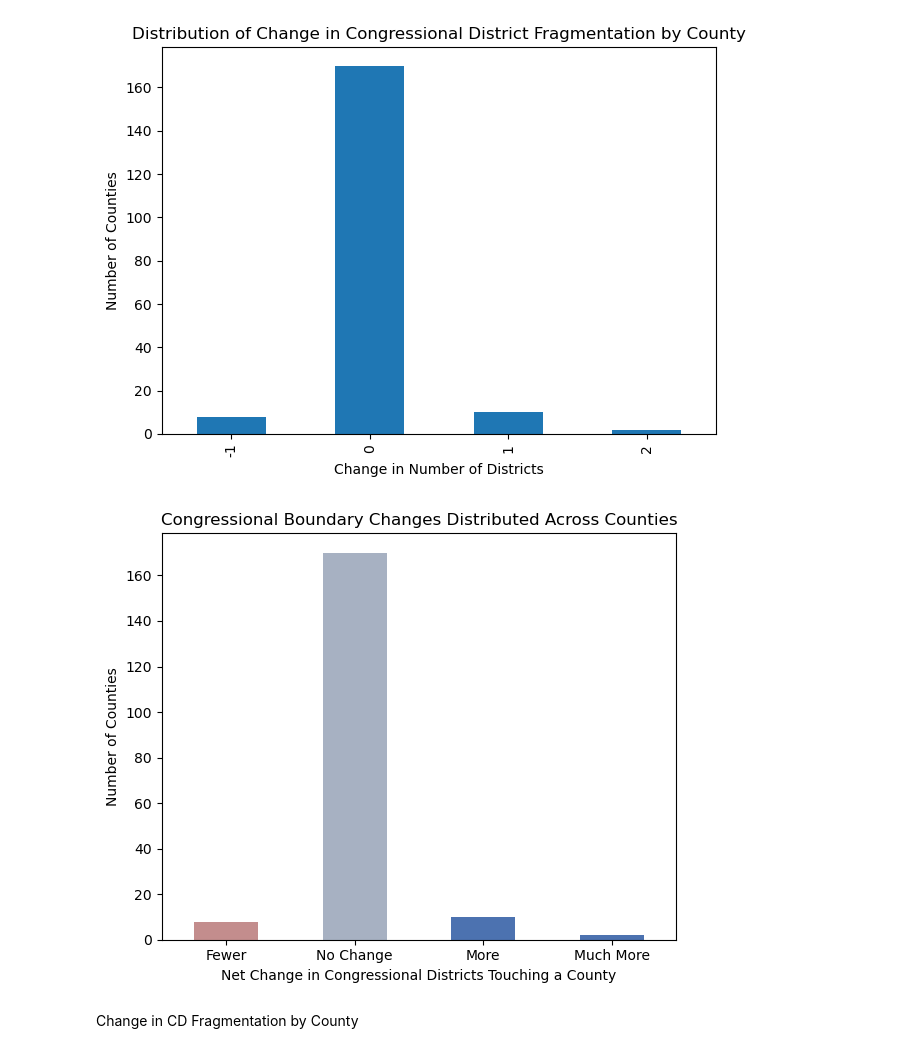
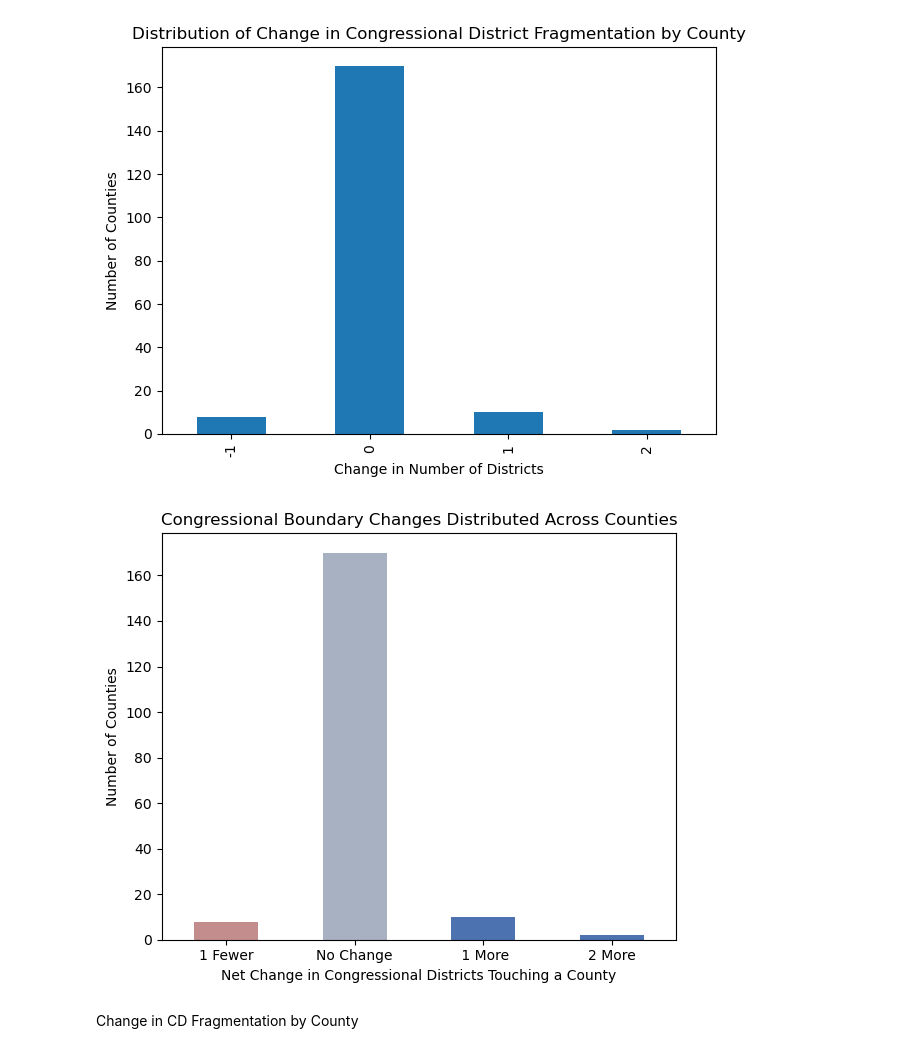
Before and after one commit to kanakgupta624/tn-redistricting-votingpatterns, a Jupyter notebook: Notebooks/Redistricting_Election_Geospatial.ipynb, the cells around one changed output. Drawn from its saved outputs; the diff is of its cells as text; code cells hidden in the pictures.

```diff
--- a/Notebooks/Redistricting_Election_Geospatial.ipynb
+++ b/Notebooks/Redistricting_Election_Geospatial.ipynb
@@ -1124,14 +1124,14 @@ plt.tight_layout()
 # %%
 colors = ["#C38D8D", "#A7B1C2", "#4C72B0", "#4C72B0"]
 
 ax = analysis_df["delta_districts"].value_counts().sort_index().plot(kind="bar",figsize=(6,5),color=colors)
 ax.set_title("Congressional Boundary Changes Distributed Across Counties")
 ax.set_xlabel("Net Change in Congressional Districts Touching a County")
-ax.set_xticklabels(["Fewer", "No Change", "More", "Much More"], rotation=0)
+ax.set_xticklabels(["1 Fewer", "No Change", " 1 More", "2 More"], rotation=0)
 ax.set_ylabel("Number of Counties")
 plt.tight_layout()
 # %% [output]
-[figure, old version]
+[figure, new version]
 # %% [markdown]
 Change in CD Fragmentation by County
 # %%
```
Also changed, not shown: 2 other files.
